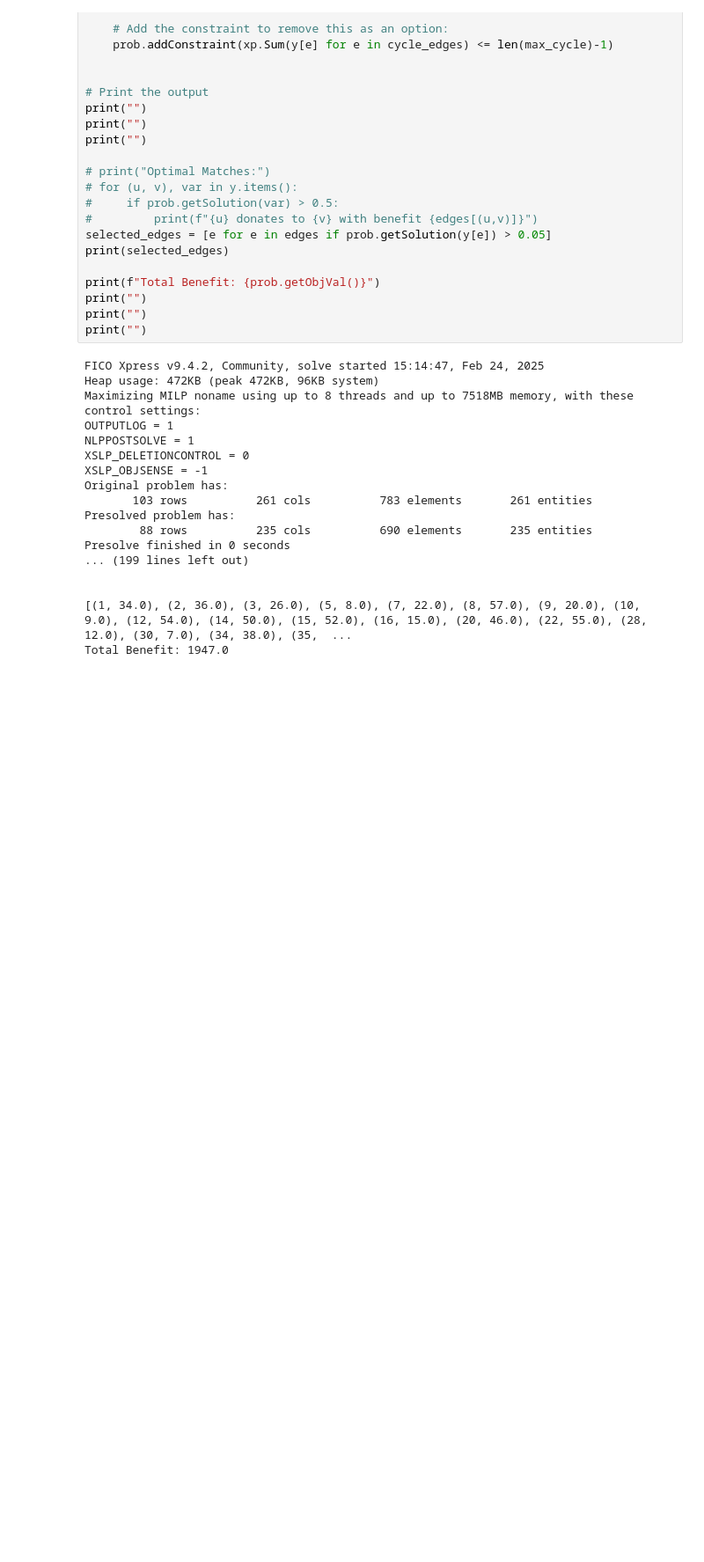
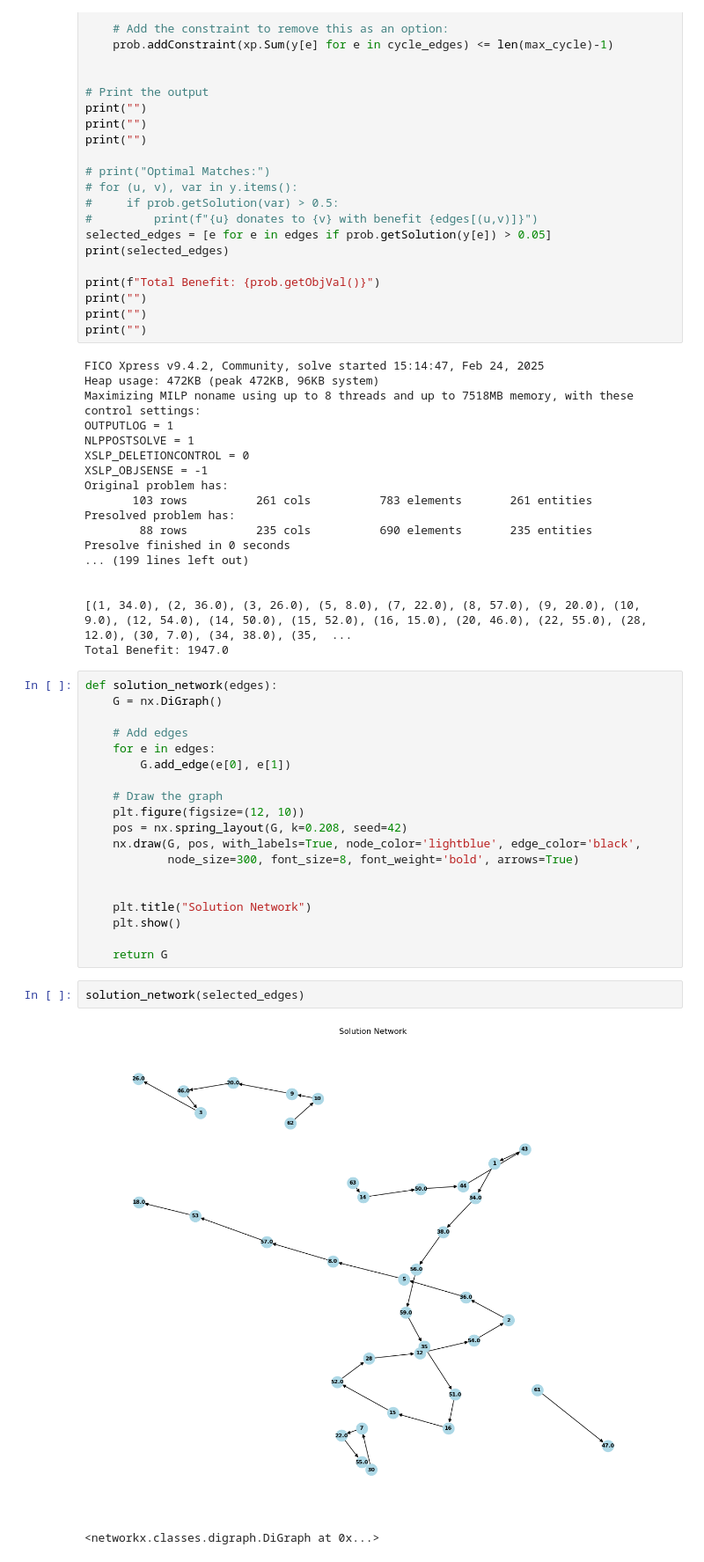
Before and after one commit to fahadbahzad/taor_project, a Jupyter notebook: ra_v1_testing.ipynb, the cells around one changed output. Shown at 88% size. Saved outputs shown, nothing was run; the diff lists cells and outputs as text; blank space fills up the shorter version.

Commit message:
adding a plot for RA

```diff
--- a/ra_v1_testing.ipynb
+++ b/ra_v1_testing.ipynb
@@ -263,3 +263,27 @@ Presolve finished in 0 seconds
 
 [(1, 34.0), (2, 36.0), (3, 26.0), (5, 8.0), (7, 22.0), (8, 57.0), (9, 20.0), (10, 9.0), (12, 54.0), (14, 50.0), (15, 52.0), (16, 15.0), (20, 46.0), (22, 55.0), (28, 12.0), (30, 7.0), (34, 38.0), (35,  ...
 Total Benefit: 1947.0
+# %%
+def solution_network(edges):
+    G = nx.DiGraph()
+
+    # Add edges
+    for e in edges:
+        G.add_edge(e[0], e[1])
+
+    # Draw the graph
+    plt.figure(figsize=(12, 10))
+    pos = nx.spring_layout(G, k=0.208, seed=42)
+    nx.draw(G, pos, with_labels=True, node_color='lightblue', edge_color='black',
+            node_size=300, font_size=8, font_weight='bold', arrows=True)
+
+
+    plt.title("Solution Network")
+    plt.show()
+
+    return G
+# %%
+solution_network(selected_edges)
+# %% [output]
+[figure, added]
+<networkx.classes.digraph.DiGraph at 0x...>
```
